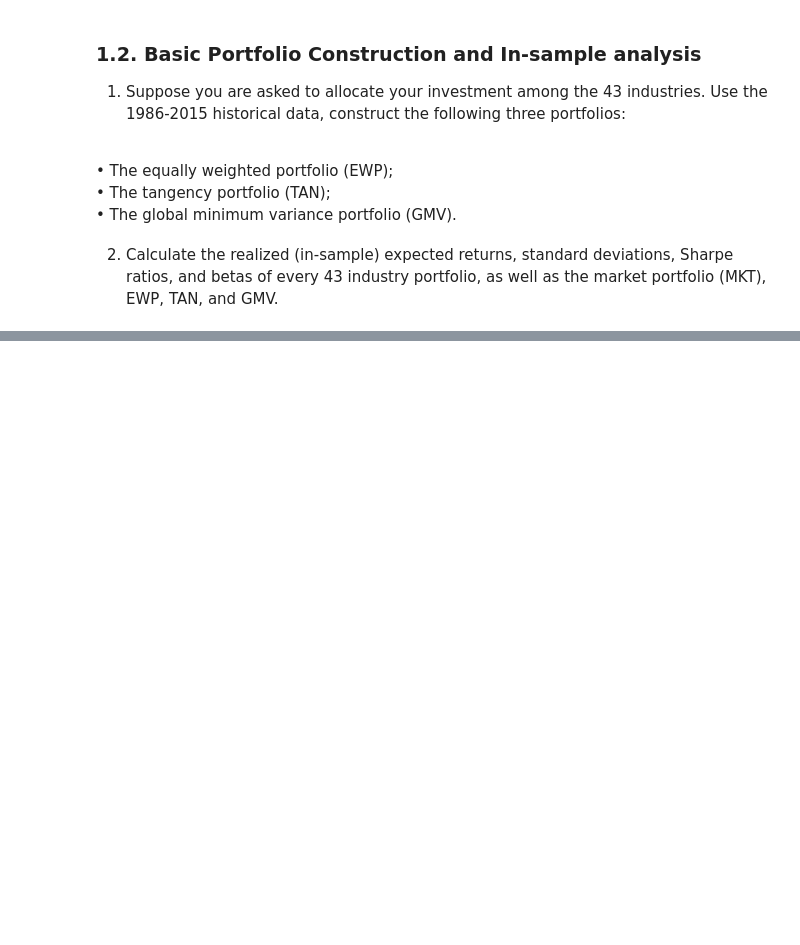
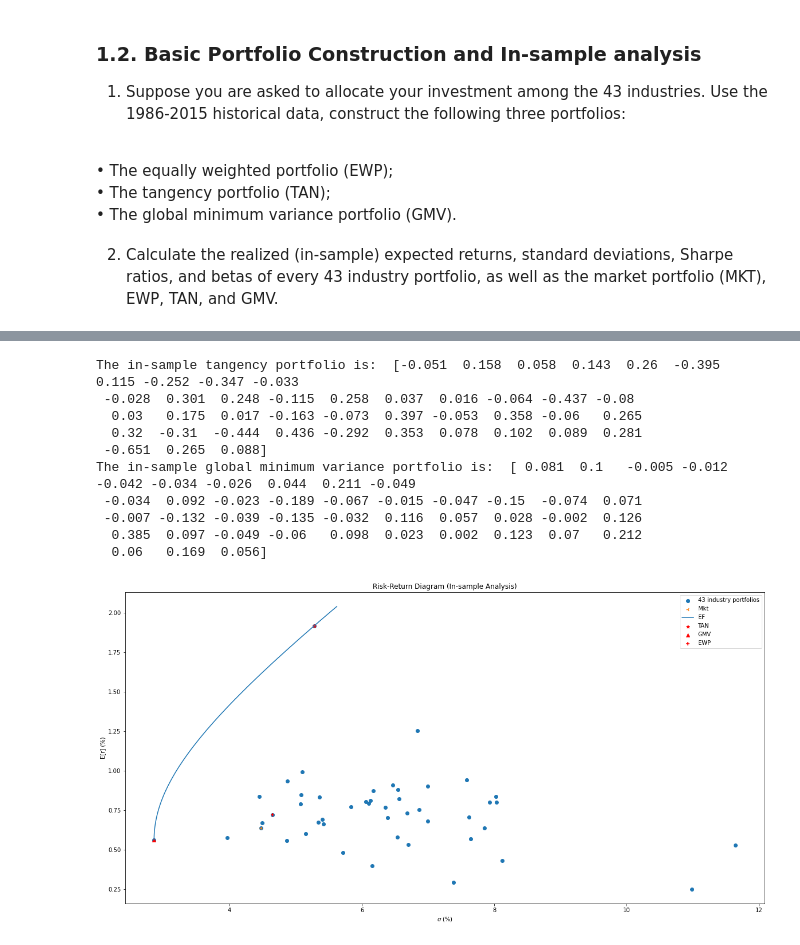
Before and after one commit to legendarycy/DBA3713_G10, a Jupyter notebook: Group Project.ipynb, the cells around one changed output, grey strips where cells are left out. Saved outputs shown, nothing was run; the diff lists cells and outputs as text; code cells hidden in the pictures; blank space fills up the shorter version.

Commit message:
finished part 1 (left in and out-of-sample summary evaluation)

```diff
--- a/Group Project.ipynb
+++ b/Group Project.ipynb
@@ -102,4 +103,4 @@ beta_mkt = 1
 output["Mkt"] = [Er_mkt, Sigma_mkt, Sharpe_mkt, beta_mkt]
 
 #output dataframe
-pd.DataFrame.from_dict(output, orient = 'index', columns = ['Er', 'Sigma', 'Sharpe', 'Beta'])
+output = pd.DataFrame.from_dict(output, orient = 'index', columns = ['Er', 'Sigma', 'Sharpe', 'Beta'])
@@ -123,0 +129,24 @@ pd.DataFrame.from_dict(output, orient = 'index', columns = ['Er', 'Sigma', 'Shar
+# %%
+#a)
+plt.figure(figsize=(20, 10))
+
+#plot other 43 portfolios
+portfolio_names = output.index
+plt.scatter(output.iloc[:,1], output.iloc[:,0], label = "43 industry portfolios")
+#plot market portfolio
+plt.scatter(output.loc["Mkt", "Sigma"], output.loc["Mkt", "Er"], label = "Mkt", marker = "3")
+
+#plot efficient frontier
+plot_evaluation_results_in_sample(df.iloc[:, 3:46])
+# %% [output]
+The in-sample tangency portfolio is:  [-0.051  0.158  0.058  0.143  0.26  -0.395  0.115 -0.252 -0.347 -0.033
+ -0.028  0.301  0.248 -0.115  0.258  0.037  0.016 -0.064 -0.437 -0.08
+  0.03   0.175  0.017 -0.163 -0.073  0.397 -0.053  0.358 -0.06   0.265
+  0.32  -0.31  -0.444  0.436 -0.292  0.353  0.078  0.102  0.089  0.281
+ -0.651  0.265  0.088]
+The in-sample global minimum variance portfolio is:  [ 0.081  0.1   -0.005 -0.012 -0.042 -0.034 -0.026  0.044  0.211 -0.049
+ -0.034  0.092 -0.023 -0.189 -0.067 -0.015 -0.047 -0.15  -0.074  0.071
+ -0.007 -0.132 -0.039 -0.135 -0.032  0.116  0.057  0.028 -0.002  0.126
+  0.385  0.097 -0.049 -0.06   0.098  0.023  0.002  0.123  0.07   0.212
+  0.06   0.169  0.056]
+[figure, added]
```
Also changed, not shown: parts of 26 cells of this notebook.
